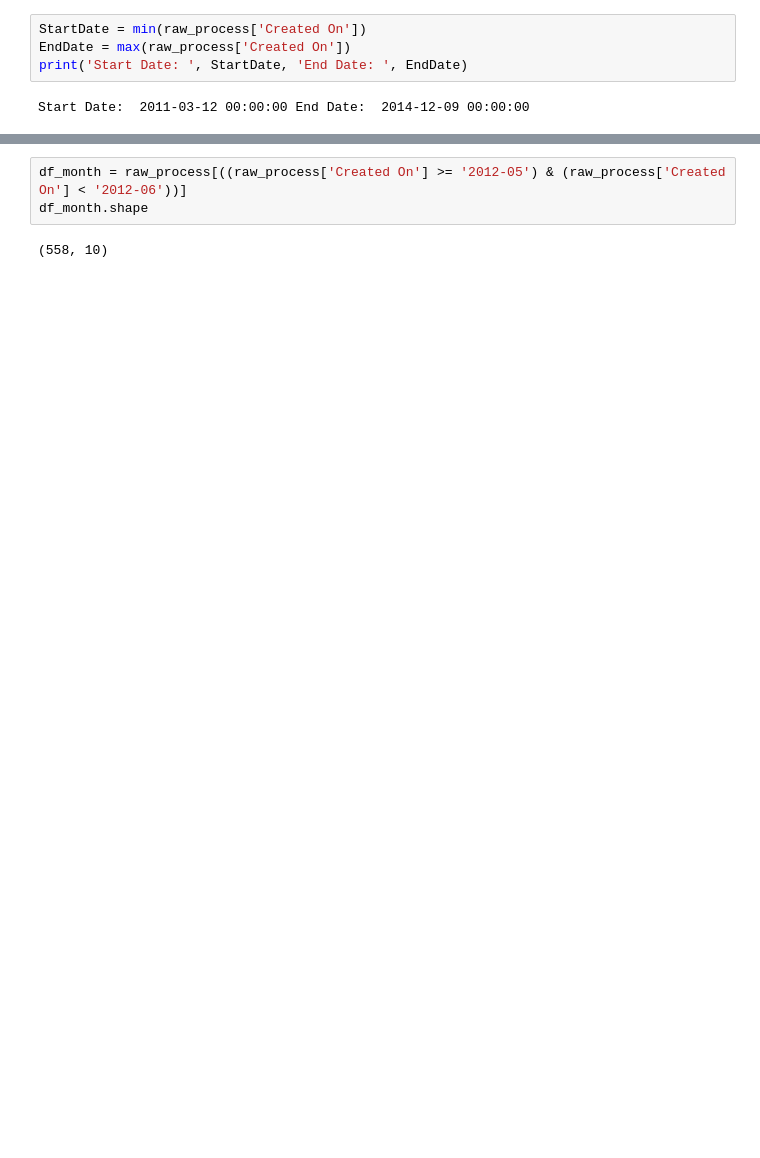
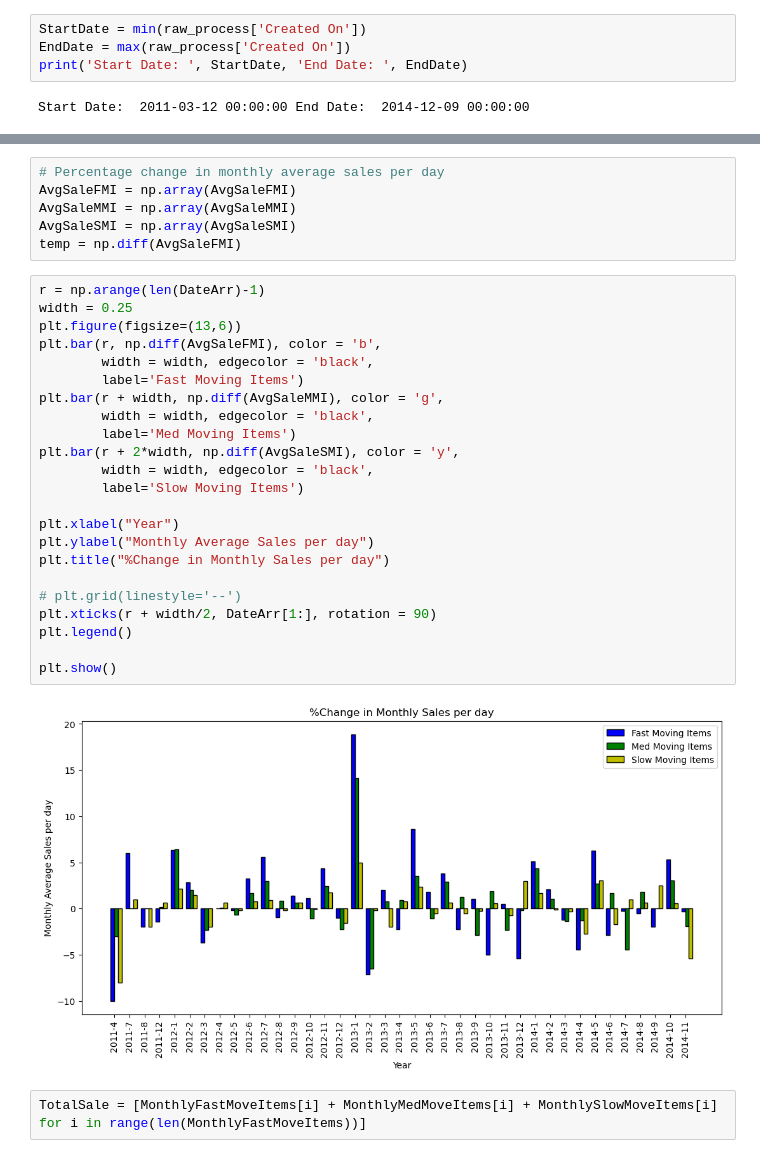
Before and after one commit to muthuganeshece/pyNotebooks, a Jupyter notebook: DataAnalysis/Business/BigBasketEDA.ipynb, the cells around one changed output, grey strips where cells are left out. Drawn from its saved outputs; the diff is of its cells as text; blank space fills up the shorter version.

```diff
--- a/DataAnalysis/Business/BigBasketEDA.ipynb
+++ b/DataAnalysis/Business/BigBasketEDA.ipynb
@@ -334,9 +323,37 @@ plt.legend()
 plt.show()
 # %% [output]
 [figure]
+# %%
+# Percentage change in monthly average sales per day
+AvgSaleFMI = np.array(AvgSaleFMI)
+AvgSaleMMI = np.array(AvgSaleMMI)
+AvgSaleSMI = np.array(AvgSaleSMI)
+temp = np.diff(AvgSaleFMI)
+# %%
+r = np.arange(len(DateArr)-1)
+width = 0.25
+plt.figure(figsize=(13,6))
+plt.bar(r, np.diff(AvgSaleFMI), color = 'b',
+        width = width, edgecolor = 'black',
+        label='Fast Moving Items')
+plt.bar(r + width, np.diff(AvgSaleMMI), color = 'g',
+        width = width, edgecolor = 'black',
+        label='Med Moving Items')
+plt.bar(r + 2*width, np.diff(AvgSaleSMI), color = 'y',
+        width = width, edgecolor = 'black',
+        label='Slow Moving Items')
+
+plt.xlabel("Year")
+plt.ylabel("Monthly Average Sales per day")
+plt.title("%Change in Monthly Sales per day")
+
+# plt.grid(linestyle='--')
+plt.xticks(r + width/2, DateArr[1:], rotation = 90)
+plt.legend()
+
+plt.show()
+# %% [output]
+[figure, added]
 # %%
-df_month = raw_process[((raw_process['Created On'] >= '2012-05') & (raw_process['Created On'] < '2012-06'))]
-df_month.shape
+TotalSale = [MonthlyFastMoveItems[i] + MonthlyMedMoveItems[i] + MonthlySlowMoveItems[i] for i in range(len(MonthlyFastMoveItems))]
-# %% [output]
-(558, 10)
 # %%
```
Also changed, not shown: parts of 14 cells of this notebook, 1 other file.
